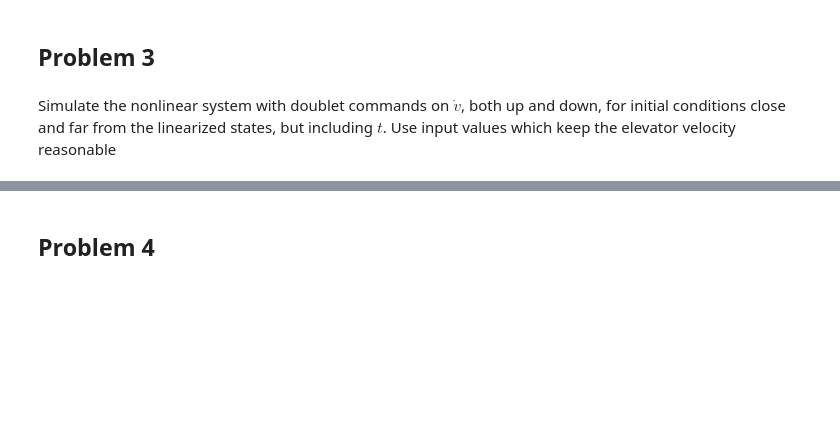
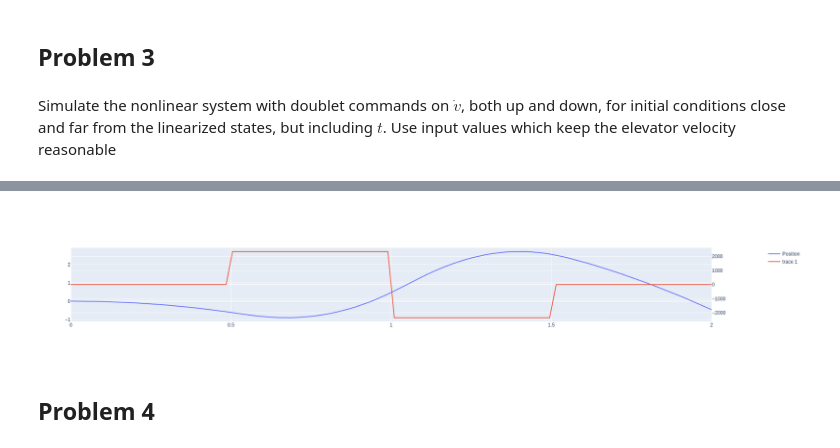
Before and after one commit to mschrader15/AEM591-Projects, a Jupyter notebook: project-1/Project_1.ipynb, the cells around one changed output, grey strips where cells are left out. Drawn from its saved outputs; the diff is of its cells as text; code cells hidden in the pictures; blank space fills up the shorter version.

```diff
--- a/project-1/Project_1.ipynb
+++ b/project-1/Project_1.ipynb
@@ -83,10 +68,10 @@ class Elevator:
 
     def r_t(self, x=None, *args, **kwargs) -> pint.unit:
         x = x or self.x
-        return (self.delta_c * x / math.pi + self.r_0 ** 2) ** (1/2)
+        return ((self.delta_c * x / math.pi + self.r_0 ** 2) ** (1/2)).to('meter')
 
     def R_t(self, t: float) -> pint.unit:
-        return self.R_0 + self.delta_r * (1 - math.exp(-t * ureg.second / (self.t_r)))
+        return (self.R_0 + self.delta_r * (1 - math.exp(-t * ureg.second / (self.t_r)))).to('ohm')
 # %% [markdown]
 ### Given Equations
 # %% [markdown]
@@ -327,13 +334,18 @@ np.linalg.matrix_rank(elevator.A)
 Simulate the nonlinear system with doublet commands on $\dot{v}$, both up and down, for initial conditions close and far from the linearized states, but including $t$. Use input values which keep the elevator velocity reasonable
 # %%
 x = 0
-doublet_magnitude = LinearElevator(x).v_bar
-doublet_dt = 10
+doublet_magnitude = LinearElevator(x).v_bar * 4
+doublet_dt = 1
+t = np.linspace(0, 2, 100)
 
-t = np.linspace(0, 20, 1000)
 elevator = NonLinearElevator(x, doublet_c=doublet_magnitude, doublet_d_t=doublet_dt)
 
 # compose the initial conditions
 x0 = np.array([elevator.x.magnitude, 0, 0, elevator.r_t(elevator.x).magnitude])
+
+print("Doublet C", doublet_magnitude)
+print("Doublet dt", doublet_dt)
+
+print("X0 = ")
 pretty_print(x0, headers=['x', 'x_dot', 'i', 'r'])
 # %% [output]
@@ -343,8 +358,5 @@ pretty_print(x0, headers=['x', 'x_dot', 'i', 'r'])
 | 0.0 |  0.0  | 0.0 | 3.0 |
 +-----+-------+-----+-----+
 # %%
-# s = odeint(elevator.f(), y0=x0, t=t)
-self = elevator
-
-x_t = np.array([1, 1, 1, 1])
-t = 0
+# s = solve_ivp(elevator.f(), y0=x0, t_span=(0, 20),)
+s = odeint(elevator.f(), y0=x0, t=t, tfirst=True)
@@ -382,3 +363,11 @@ self.delta_c
+# %%
+fig = make_subplots(specs=[[{"secondary_y": True}]])
+# len(s)
+fig.add_trace(go.Scatter(x=t, y=[y[0] for y in s], name="Position"))
+fig.add_trace(go.Scatter(x=t, y=[elevator.doublet(_t) for _t in t]), secondary_y=True)
+# isinstance(elevator.doublet_c, ureg.Quantity)
+# %% [output]
+[figure, added]
 # %% [markdown]
 ## Problem 4
 # %% [markdown]
```
Also changed, not shown: parts of 24 cells of this notebook.
